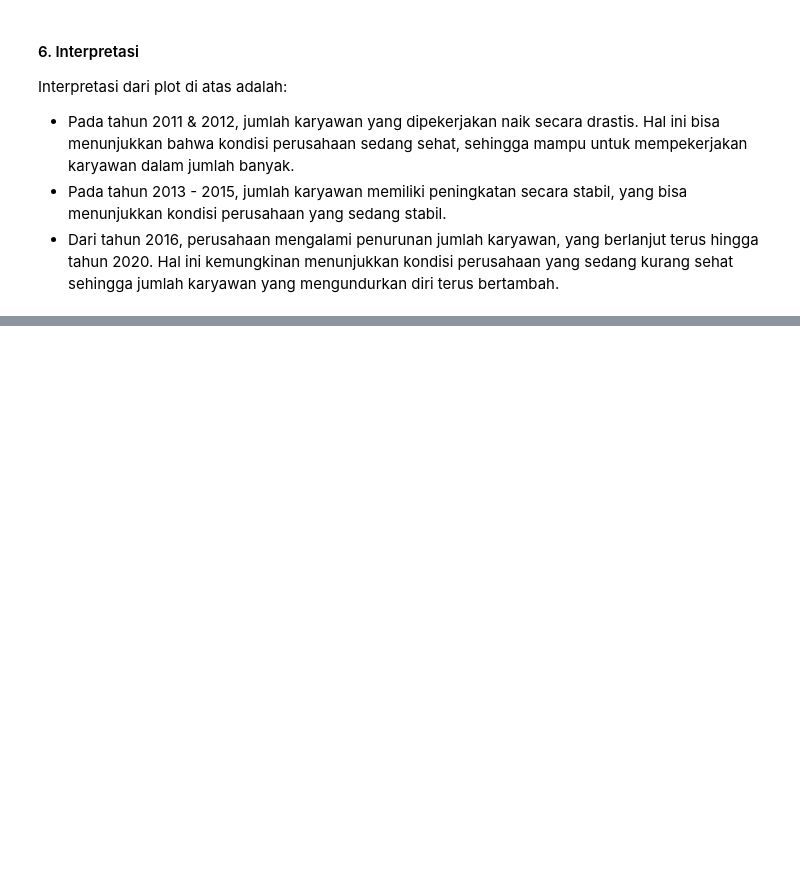
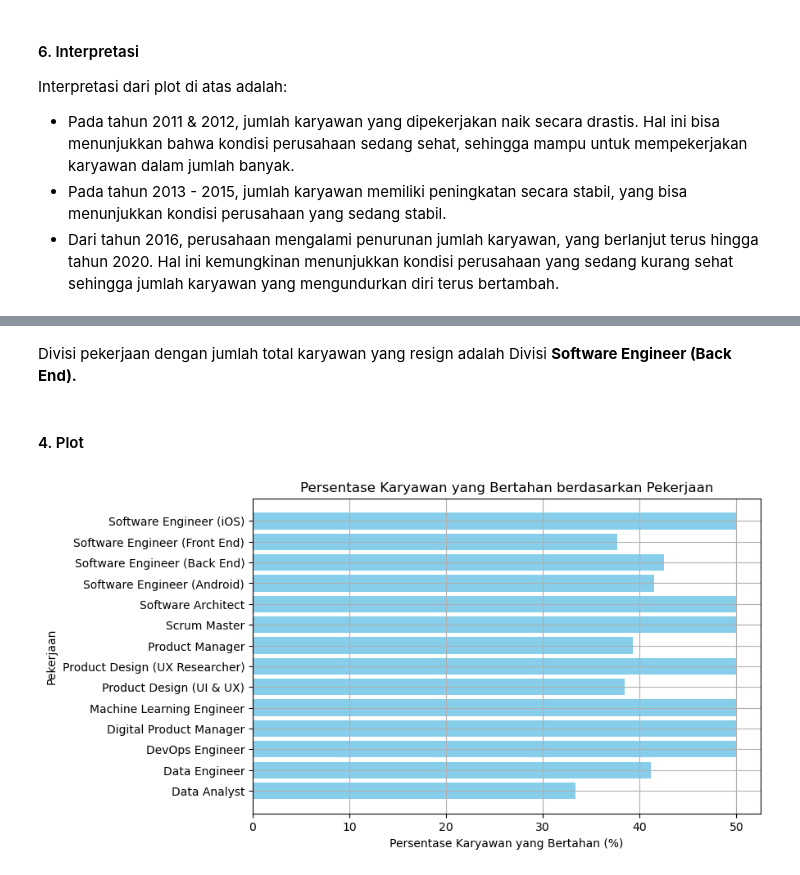
Before and after one commit to regitafif/MP5_EmployeeRetention, a Jupyter notebook: employee_retention.ipynb, the cells around one changed output, grey strips where cells are left out. Cells and saved outputs as stored; diff of their text form; code cells hidden in the pictures; blank space fills up the shorter version.

```diff
--- a/employee_retention.ipynb
+++ b/employee_retention.ipynb
@@ -378,0 +383,8 @@ Interpretasi dari plot di atas adalah:
+# %%
+# Membuat 2 tabel berisi data karyawan yang resign dan tidak
+resign = df3[df3['TanggalResign'].notnull()]
+not_resign = df3[df3['TanggalResign'] == '-']
+# %%
+# Agregasi berdasarkan pekerjaan
+agg_resign = resign.groupby('Pekerjaan').size().reset_index(name='TotalResign')
+agg_not_resign = not_resign.groupby('Pekerjaan').size().reset_index(name='TotalNotResign')
@@ -378,0 +393,3 @@ Interpretasi dari plot di atas adalah:
+# %%
+# Join 2 tabel
+resign2 = pd.merge(agg_resign, agg_not_resign, on='Pekerjaan', how='outer')
@@ -378,0 +416,7 @@ Interpretasi dari plot di atas adalah:
+# %%
+# Membuat kolom total jumlah karyawan & presentase karyawan yang bertahan
+resign2.fillna(0, inplace=True)
+resign2['TotalKaryawan'] = resign2['TotalResign'] + resign2['TotalNotResign']
+
+resign2['PersentaseNotResign'] = resign2['TotalNotResign'] / resign2['TotalKaryawan'] * 100
+resign2['PersentaseNotResign'] = resign2['PersentaseNotResign'].round(2)
@@ -378,0 +441,14 @@ Interpretasi dari plot di atas adalah:
+# %% [markdown]
+Divisi pekerjaan dengan jumlah total karyawan yang resign adalah Divisi **Software Engineer (Back End).**
+# %% [markdown]
+#### 4. Plot
+# %%
+plt.figure(figsize=(8, 5))
+plt.barh(resign2['Pekerjaan'], resign2['PersentaseNotResign'], color='skyblue')
+plt.xlabel('Persentase Karyawan yang Bertahan (%)')
+plt.ylabel('Pekerjaan')
+plt.title('Persentase Karyawan yang Bertahan berdasarkan Pekerjaan')
+plt.grid(True)
+plt.show()
+# %% [output]
+[figure, added]
```
Also changed, not shown: parts of 26 cells of this notebook.
